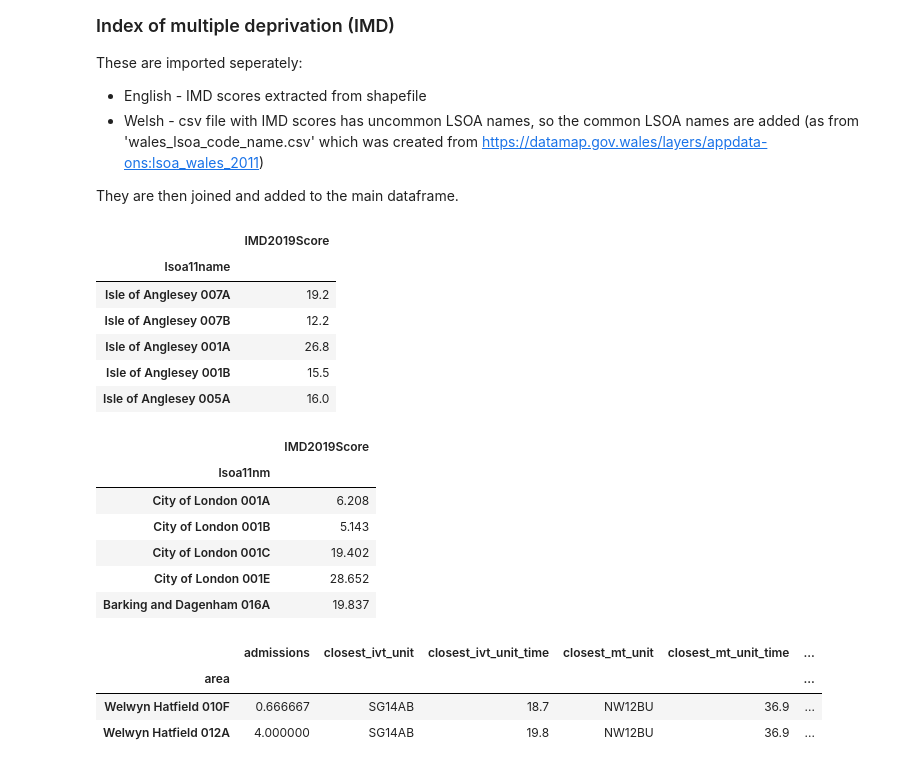
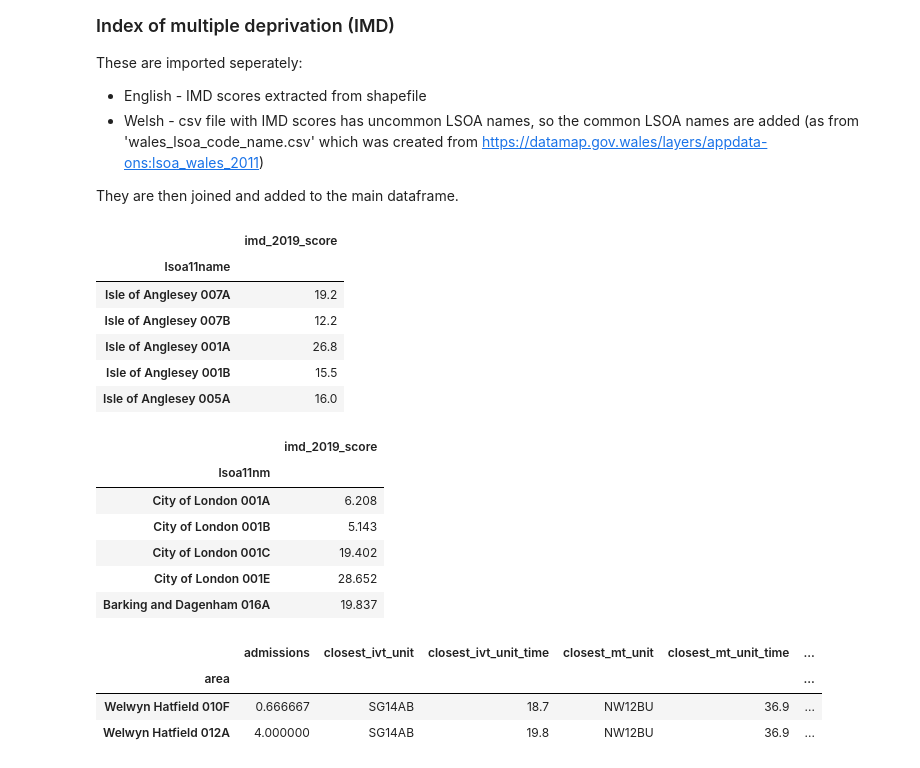
Before and after one commit to samuel-book/stroke_unit_demographics, a Jupyter notebook: 01_combine_demographic_data.ipynb, the cells around one changed output. Saved outputs shown, nothing was run; the diff lists cells and outputs as text; code cells hidden in the pictures.

```diff
--- a/01_combine_demographic_data.ipynb
+++ b/01_combine_demographic_data.ipynb
@@ -286,25 +288,25 @@ They are then joined and added to the main dataframe.
 # %%
 # Import common Welsh LSOA
 wales_lsoa = pd.read_csv(os.path.join(paths.demographic, paths.welsh_lsoa),
                          index_col='LSOA11Code')
 
 # Import welsh IMD scores
 imd_wales = pd.read_csv(os.path.join(paths.demographic, paths.welsh_imd),
                         index_col='LSOA_Code')
 
 # Add common LSOA name to the dataframe with Welsh IMD scores
 imd_wales = pd.merge(imd_wales, wales_lsoa, left_index=True, right_index=True,  how='left')
 
 # Use common LSOA name as index
 imd_wales.set_index('lsoa11name', inplace=True)
 
 # Set index as LSOA, then just keep the index and IMD column (renamed)
 imd_wales = imd_wales[['WIMD2019_Score']]
-imd_wales = imd_wales.rename(columns={'WIMD2019_Score': 'IMD2019Score'})
+imd_wales = imd_wales.rename(columns={'WIMD2019_Score': 'imd_2019_score'})
 
 imd_wales.head()
 # %% [output]
-|  | IMD2019Score |
+|  | imd_2019_score |
 | lsoa11name |  |
 | Isle of Anglesey 007A | 19.2 |
 | Isle of Anglesey 007B | 12.2 |
@@ -319,11 +321,11 @@ imd_eng = gpd.read_file(os.path.join(paths.demographic, paths.english_imd),
 # Set index as LSOA, then just keep the index and IMD column (renamed)
 imd_eng.set_index('lsoa11nm', inplace=True)
 imd_eng = imd_eng[['IMDScore']]
-imd_eng = imd_eng.rename(columns={'IMDScore': 'IMD2019Score'})
+imd_eng = imd_eng.rename(columns={'IMDScore': 'imd_2019_score'})
 
 imd_eng.head()
 # %% [output]
-|  | IMD2019Score |
+|  | imd_2019_score |
 | lsoa11nm |  |
 | City of London 001A | 6.208 |
 | City of London 001B | 5.143 |
```
Also changed, not shown: parts of 13 cells of this notebook, 1 other file.
